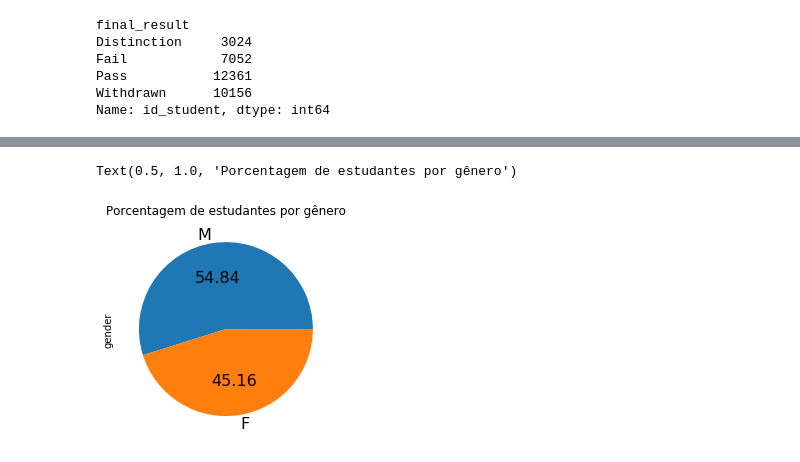
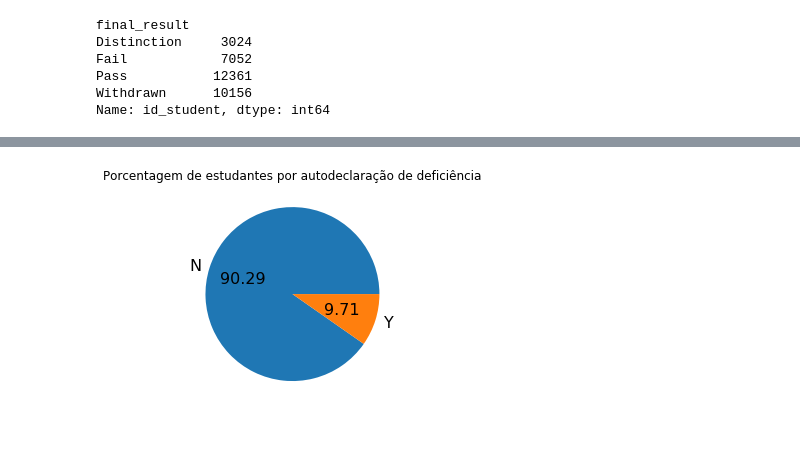
Before and after one commit to augustonogueira/DesafioTrybeLDA, a Jupyter notebook: Resolução do Case.ipynb, the cells around one changed output, grey strips where cells are left out. Cells and saved outputs as stored; diff of their text form; code cells hidden in the pictures.

```diff
--- a/Resolução do Case.ipynb
+++ b/Resolução do Case.ipynb
@@ -94,3 +96,14 @@ Data columns (total 5 columns):
  4   score           173739 non-null  float64
 dtypes: float64(1), int64(4)
 memory usage: 6.6 MB
+# %%
+#limpeza dos dados da coluna "imd_band" no dataframe de informações de estudantes (stdinfo_df)
+stdinfo_df[pd.isnull(stdinfo_df["imd_band"])].shape
+moda_imd=stats.mode(stdinfo_df["imd_band"].values)[0][0]
+
+for ind in range(0,stdinfo_df.shape[0]):
+
+    if pd.isnull(stdinfo_df.iloc[[ind]]["imd_band"].values[0]):
+        stdinfo_df.at[ind,"imd_band"]=moda_imd
+
+stdinfo_df.head()
@@ -233,8 +338,9 @@ Name: id_student, dtype: int64
 # %%
 plt.figure()
-g = stdinfo_df.gender.value_counts()/len(stdinfo_df)
+g = stdinfo_df.disability.value_counts()/len(stdinfo_df)
 g.plot.pie(autopct='%.2f', fontsize=16)
-plt.title('Porcentagem de estudantes por gênero')
+plt.title('Porcentagem de estudantes por autodeclaração de deficiência')
+plt.ylabel('')
+plt.show()
 # %% [output]
-Text(0.5, 1.0, 'Porcentagem de estudantes por gênero')
-[figure, old version]
+[figure, new version]
```
Also changed, not shown: parts of 29 cells of this notebook.
